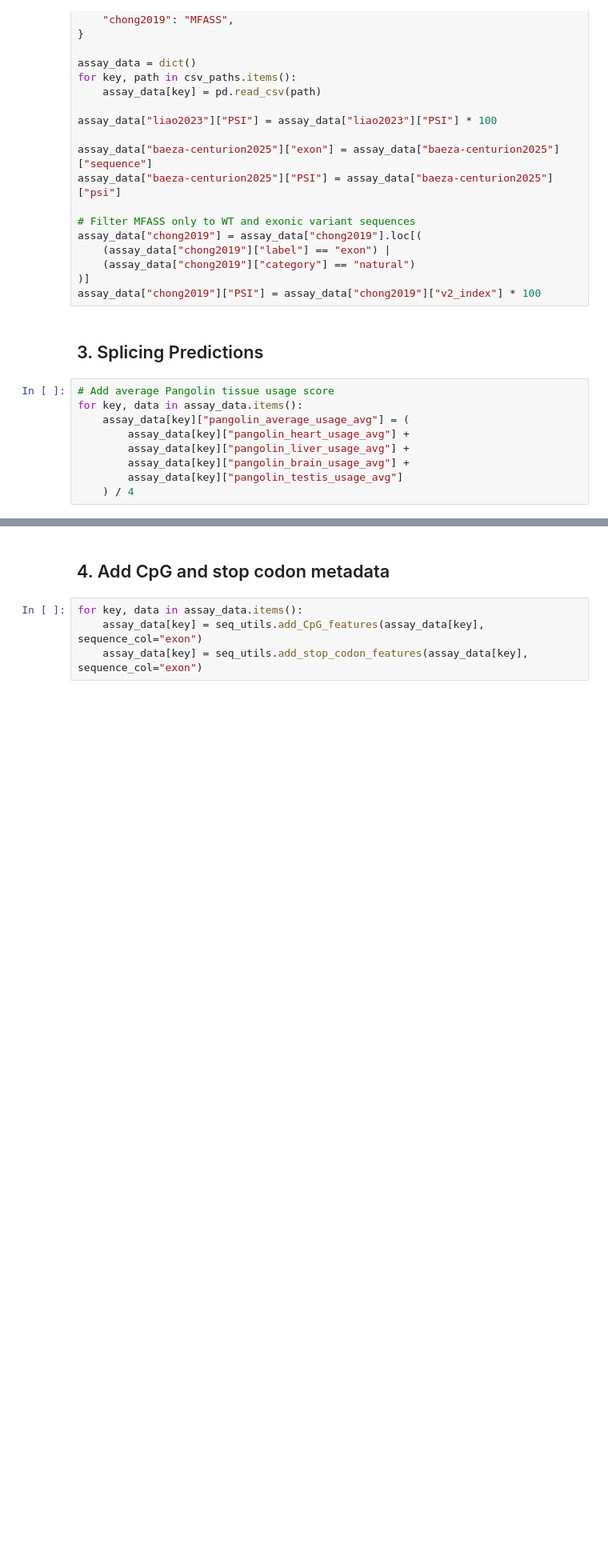
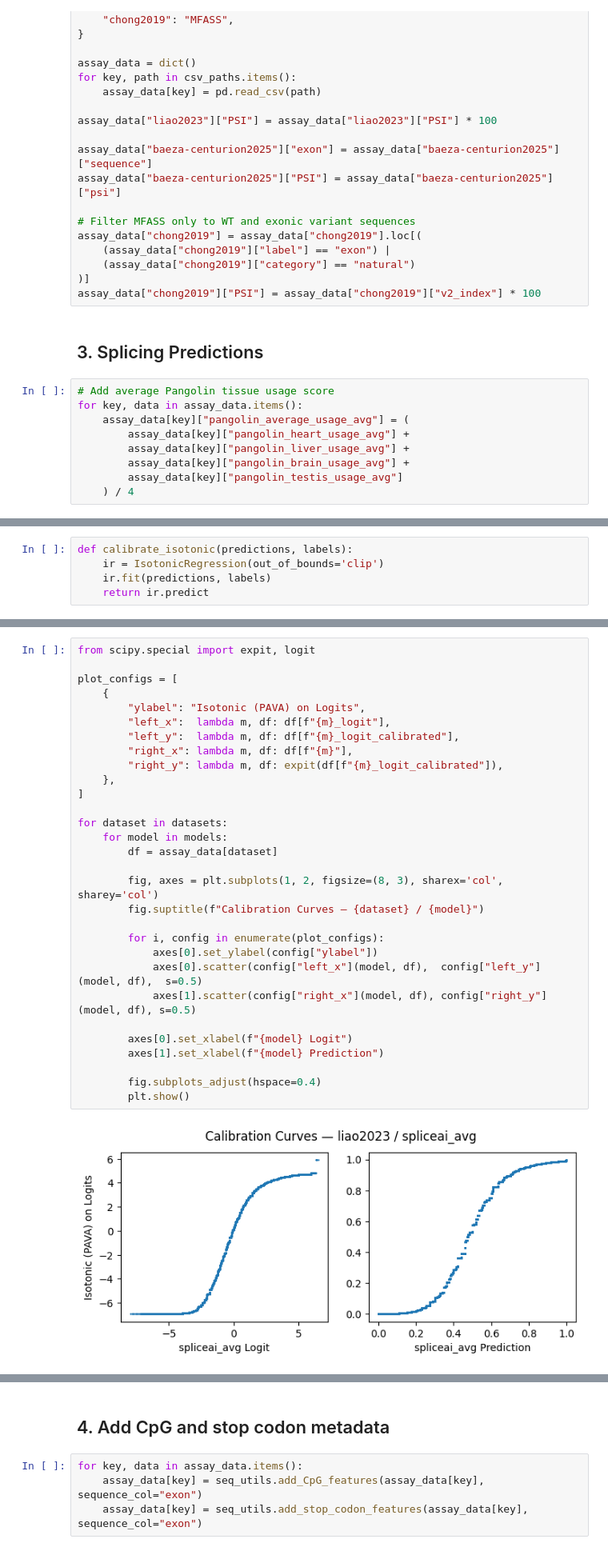
Before and after one commit to regev-lab/splicing-interpretable-distillation, a Jupyter notebook: notebooks/Assay_Splicing_Predictions.ipynb, the cells around one changed output, grey strips where cells are left out. Shown at 80% size. Drawn from its saved outputs; the diff is of its cells as text; blank space fills up the shorter version.

```diff
--- a/notebooks/Assay_Splicing_Predictions.ipynb
+++ b/notebooks/Assay_Splicing_Predictions.ipynb
@@ -96,0 +66,5 @@ assay_data["chong2019"][[
+# %%
+def calibrate_isotonic(predictions, labels):
+    ir = IsotonicRegression(out_of_bounds='clip')
+    ir.fit(predictions, labels)
+    return ir.predict
@@ -96,0 +97,32 @@ assay_data["chong2019"][[
+# %%
+from scipy.special import expit, logit
+
+plot_configs = [
+    {
+        "ylabel": "Isotonic (PAVA) on Logits",
+        "left_x":  lambda m, df: df[f"{m}_logit"],
+        "left_y":  lambda m, df: df[f"{m}_logit_calibrated"],
+        "right_x": lambda m, df: df[f"{m}"],
+        "right_y": lambda m, df: expit(df[f"{m}_logit_calibrated"]),
+    },
+]
+
+for dataset in datasets:
+    for model in models:
+        df = assay_data[dataset]
+
+        fig, axes = plt.subplots(1, 2, figsize=(8, 3), sharex='col', sharey='col')
+        fig.suptitle(f"Calibration Curves — {dataset} / {model}")
+
+        for i, config in enumerate(plot_configs):
+            axes[0].set_ylabel(config["ylabel"])
+            axes[0].scatter(config["left_x"](model, df),  config["left_y"](model, df),  s=0.5)
+            axes[1].scatter(config["right_x"](model, df), config["right_y"](model, df), s=0.5)
+
+        axes[0].set_xlabel(f"{model} Logit")
+        axes[1].set_xlabel(f"{model} Prediction")
+
+        fig.subplots_adjust(hspace=0.4)
+        plt.show()
+# %% [output]
+[figure, added]
```
Also changed, not shown: parts of 21 cells of this notebook, 10 other files.
